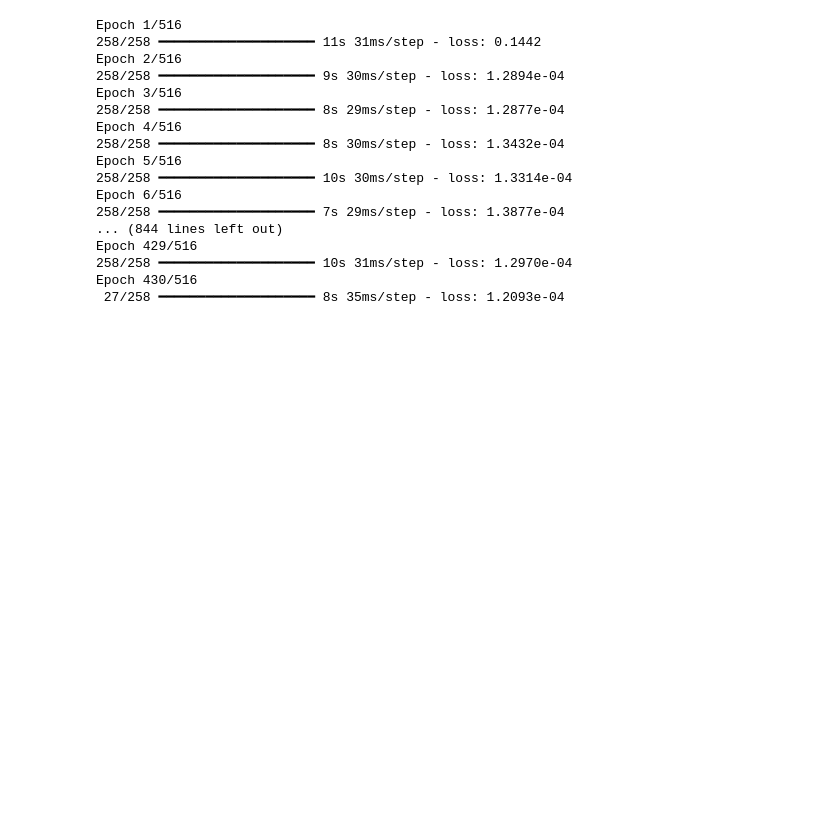
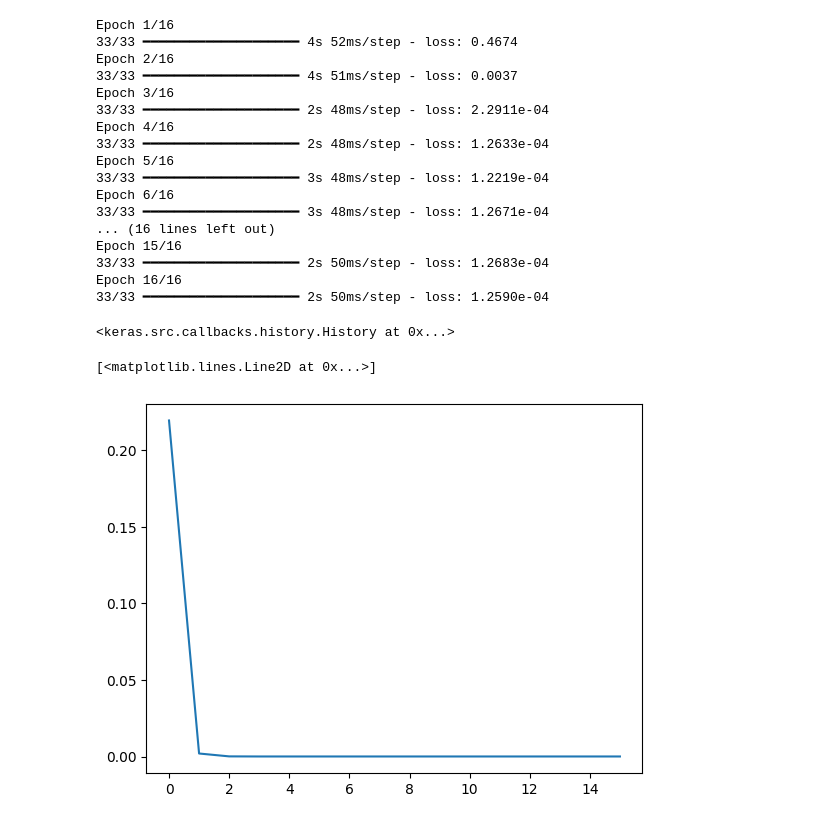
Before and after one commit to bahram3000/google_colab, a Jupyter notebook: auto_nn.ipynb, the cells around one changed output. Cells and saved outputs as stored; diff of their text form; code cells hidden in the pictures; blank space fills up the shorter version.

```diff
--- a/auto_nn.ipynb
+++ b/auto_nn.ipynb
@@ -64,20 +66,28 @@ model.compile(
+# %%
+x_train,x_test,y_train,y_test=train_test_split(x,y,test_size=0.2)
 # %%
-model.fit(x, y, epochs=8, batch_size=129)
+model.fit(x_train, y_train, epochs=16, batch_size=129)
 # %% [output]
-Epoch 1/516
-258/258 ━━━━━━━━━━━━━━━━━━━━ 11s 31ms/step - loss: 0.1442
-Epoch 2/516
-258/258 ━━━━━━━━━━━━━━━━━━━━ 9s 30ms/step - loss: 1.2894e-04
-Epoch 3/516
-258/258 ━━━━━━━━━━━━━━━━━━━━ 8s 29ms/step - loss: 1.2877e-04
-Epoch 4/516
-258/258 ━━━━━━━━━━━━━━━━━━━━ 8s 30ms/step - loss: 1.3432e-04
-Epoch 5/516
-258/258 ━━━━━━━━━━━━━━━━━━━━ 10s 30ms/step - loss: 1.3314e-04
-Epoch 6/516
-258/258 ━━━━━━━━━━━━━━━━━━━━ 7s 29ms/step - loss: 1.3877e-04
-... (844 lines left out)
-Epoch 429/516
-258/258 ━━━━━━━━━━━━━━━━━━━━ 10s 31ms/step - loss: 1.2970e-04
-Epoch 430/516
- 27/258 ━━━━━━━━━━━━━━━━━━━━ 8s 35ms/step - loss: 1.2093e-04
+Epoch 1/16
+33/33 ━━━━━━━━━━━━━━━━━━━━ 4s 52ms/step - loss: 0.4674
+Epoch 2/16
+33/33 ━━━━━━━━━━━━━━━━━━━━ 4s 51ms/step - loss: 0.0037
+Epoch 3/16
+33/33 ━━━━━━━━━━━━━━━━━━━━ 2s 48ms/step - loss: 2.2911e-04
+Epoch 4/16
+33/33 ━━━━━━━━━━━━━━━━━━━━ 2s 48ms/step - loss: 1.2633e-04
+Epoch 5/16
+33/33 ━━━━━━━━━━━━━━━━━━━━ 3s 48ms/step - loss: 1.2219e-04
+Epoch 6/16
+33/33 ━━━━━━━━━━━━━━━━━━━━ 3s 48ms/step - loss: 1.2671e-04
+... (16 lines left out)
+Epoch 15/16
+33/33 ━━━━━━━━━━━━━━━━━━━━ 2s 50ms/step - loss: 1.2683e-04
+Epoch 16/16
+33/33 ━━━━━━━━━━━━━━━━━━━━ 2s 50ms/step - loss: 1.2590e-04
+<keras.src.callbacks.history.History at 0x...>
+# %%
+plt.plot(model.history.history['loss'])
+# %% [output]
+[<matplotlib.lines.Line2D at 0x...>]
+[figure, added]
```
Also changed, not shown: parts of 14 cells of this notebook.
